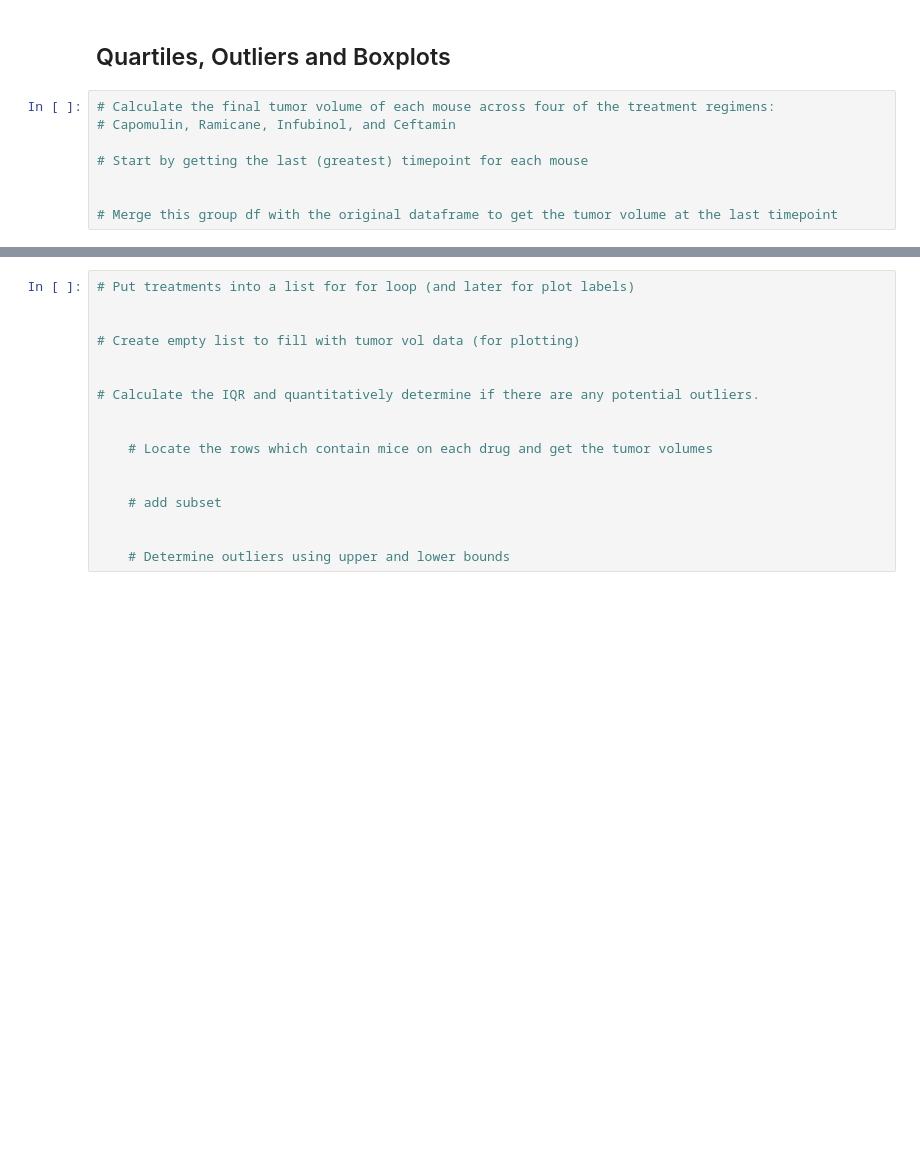
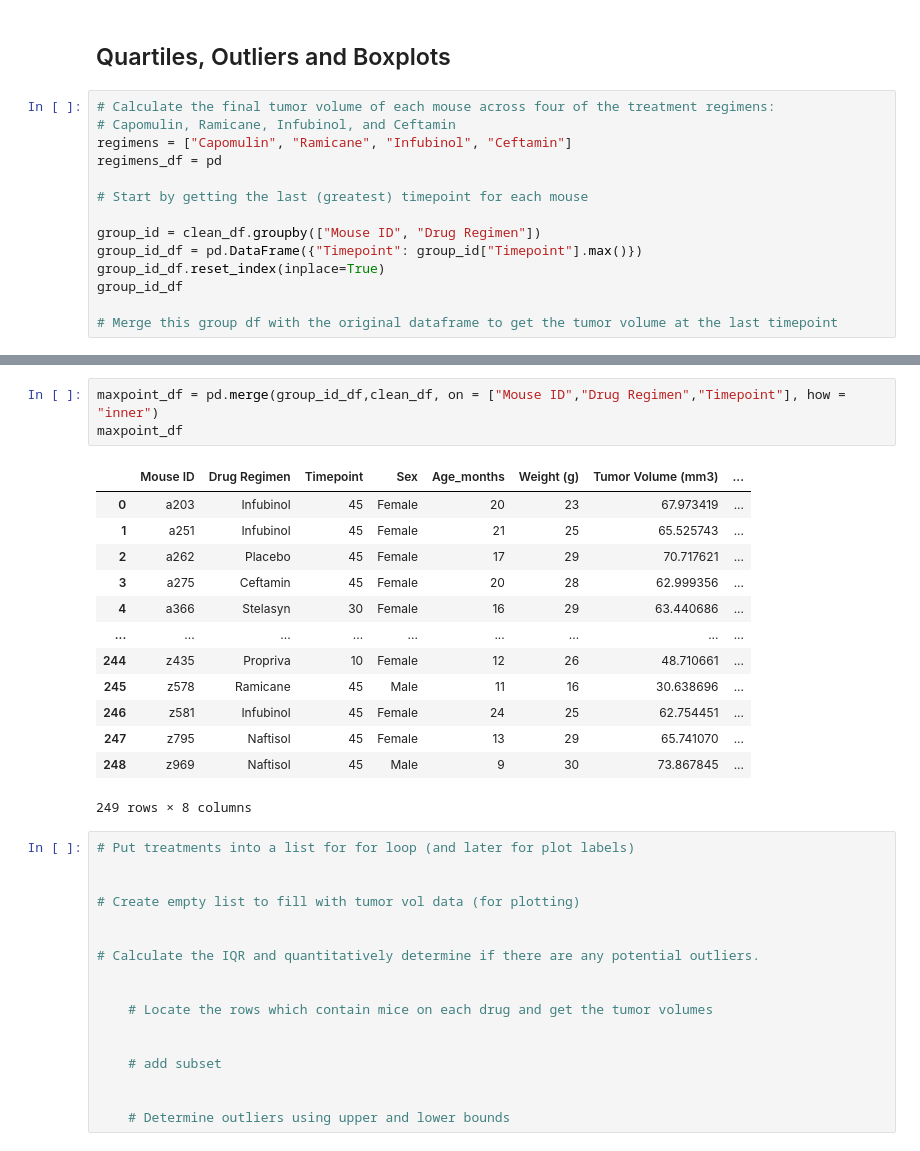
Before and after one commit to AndriyKDA/Matplotlib_challenge, a Jupyter notebook: Pymaceuticals/pymaceuticals_starter.ipynb, the cells around one changed output, grey strips where cells are left out. Cells and saved outputs as stored; diff of their text form; blank space fills up the shorter version.

```diff
--- a/Pymaceuticals/pymaceuticals_starter.ipynb
+++ b/Pymaceuticals/pymaceuticals_starter.ipynb
@@ -265,8 +287,14 @@ plt.show()
 # %%
 # Calculate the final tumor volume of each mouse across four of the treatment regimens:
 # Capomulin, Ramicane, Infubinol, and Ceftamin
+regimens = ["Capomulin", "Ramicane", "Infubinol", "Ceftamin"]
+regimens_df = pd
 
 # Start by getting the last (greatest) timepoint for each mouse
 
+group_id = clean_df.groupby(["Mouse ID", "Drug Regimen"])
+group_id_df = pd.DataFrame({"Timepoint": group_id["Timepoint"].max()})
+group_id_df.reset_index(inplace=True)
+group_id_df
 
 # Merge this group df with the original dataframe to get the tumor volume at the last timepoint
@@ -273,3 +315,20 @@ plt.show()
+# %%
+maxpoint_df = pd.merge(group_id_df,clean_df, on = ["Mouse ID","Drug Regimen","Timepoint"], how = "inner")
+maxpoint_df
+# %% [output]
+|  | Mouse ID | Drug Regimen | Timepoint | Sex | Age_months | Weight (g) | Tumor Volume (mm3) | ... |
+| 0 | a203 | Infubinol | 45 | Female | 20 | 23 | 67.973419 | ... |
+| 1 | a251 | Infubinol | 45 | Female | 21 | 25 | 65.525743 | ... |
+| 2 | a262 | Placebo | 45 | Female | 17 | 29 | 70.717621 | ... |
+| 3 | a275 | Ceftamin | 45 | Female | 20 | 28 | 62.999356 | ... |
+| 4 | a366 | Stelasyn | 30 | Female | 16 | 29 | 63.440686 | ... |
+| ... | ... | ... | ... | ... | ... | ... | ... | ... |
+| 244 | z435 | Propriva | 10 | Female | 12 | 26 | 48.710661 | ... |
+| 245 | z578 | Ramicane | 45 | Male | 11 | 16 | 30.638696 | ... |
+| 246 | z581 | Infubinol | 45 | Female | 24 | 25 | 62.754451 | ... |
+| 247 | z795 | Naftisol | 45 | Female | 13 | 29 | 65.741070 | ... |
+| 248 | z969 | Naftisol | 45 | Male | 9 | 30 | 73.867845 | ... |
+249 rows × 8 columns
 # %%
 # Put treatments into a list for for loop (and later for plot labels)
 
```
Also changed, not shown: parts of 4 cells of this notebook, 4 other files.
